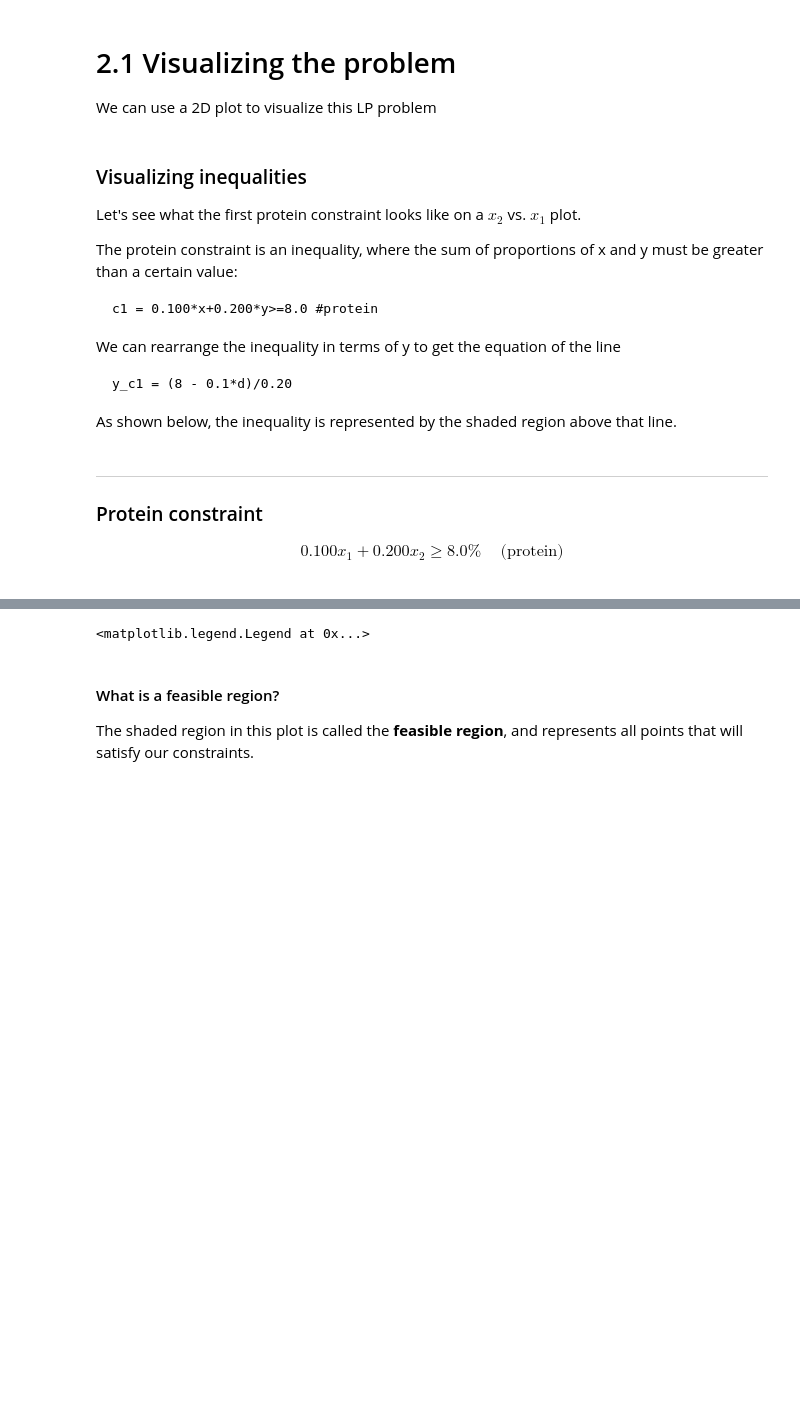
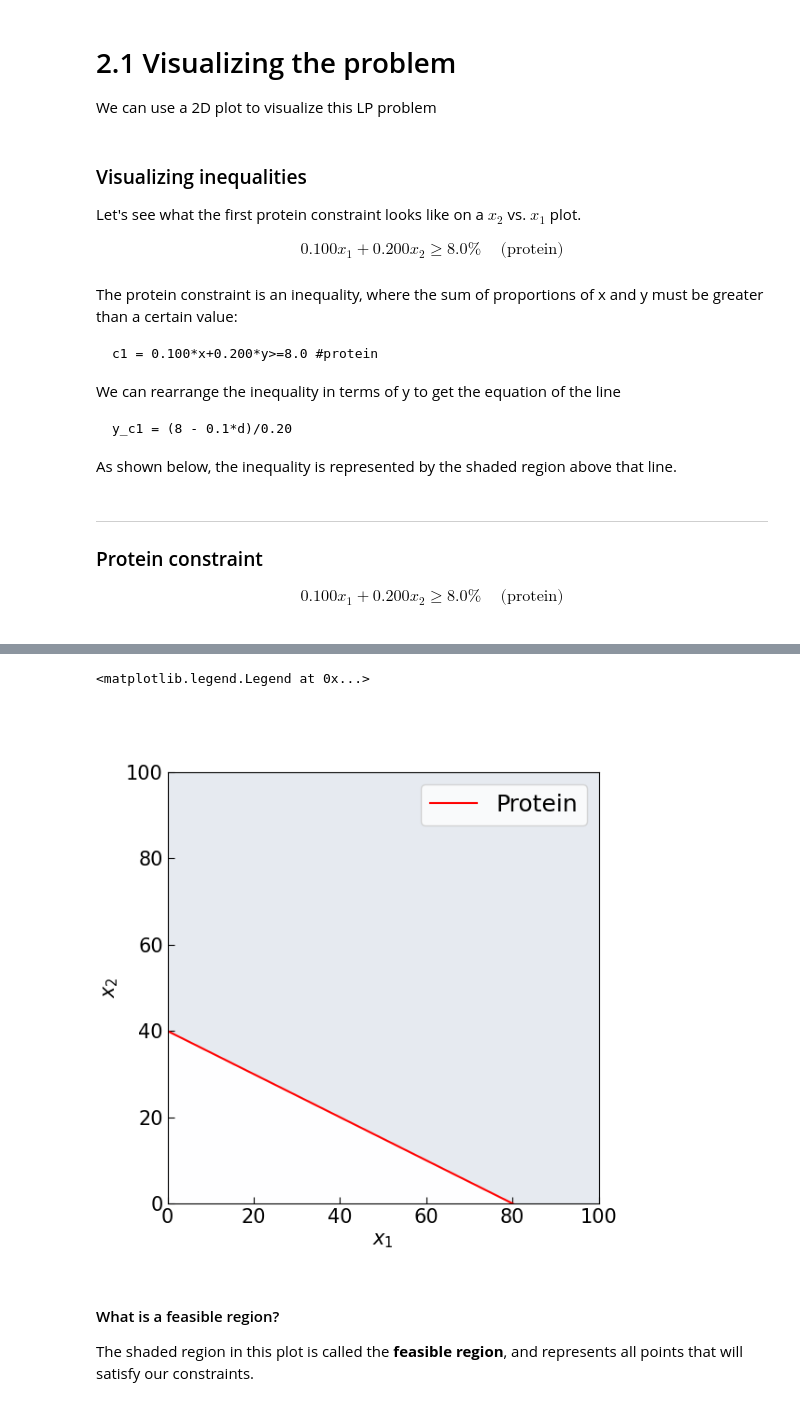
Before and after one commit to csianglim/DMC-Python, a Jupyter notebook: 0. LP Intro - Blending.ipynb, the cells around one changed output, grey strips where cells are left out. Cells and saved outputs as stored; diff of their text form; code cells hidden in the pictures; blank space fills up the shorter version.

```diff
--- a/0. LP Intro - Blending.ipynb
+++ b/0. LP Intro - Blending.ipynb
@@ -114,6 +114,12 @@ plt.rcParams['legend.handlelength'] = lhandle
 # %% [markdown]
 ### Visualizing inequalities
 Let's see what the first protein constraint looks like on a $x_2$ vs. $x_1$ plot.
+
+$$
+\begin{align}
+0.100 x_1 + 0.200 x_2 \geq 8.0\% & \quad \text{(protein)} \\
+\end{align}
+$$
 
 The protein constraint is an inequality, where the sum of proportions of x and y must be greater than a certain value:
 
@@ -159,7 +165,7 @@ y_c3 = (2 - 0.001*d)/0.005
 y_c4 = (0.4 - 0.002*d)/0.005
 y_c0 = 100 - d
 
-plt.figure(figsize=(5, 5))
+plt.figure(figsize=(6, 6))
 plt.imshow((c1).astype(int), extent=(x.min(),x.max(),y.min(),y.max()), origin="lower", cmap="Blues", alpha=0.1);
 plt.plot(d, y_c1, '-r', label='Protein');
 plt.xlim((0, 100))
@@ -173,4 +177,5 @@ plt.legend()
 <matplotlib.legend.Legend at 0x...>
+[figure, added]
 # %% [markdown]
 #### What is a feasible region?
 
```
Also changed, not shown: parts of 13 cells of this notebook.
